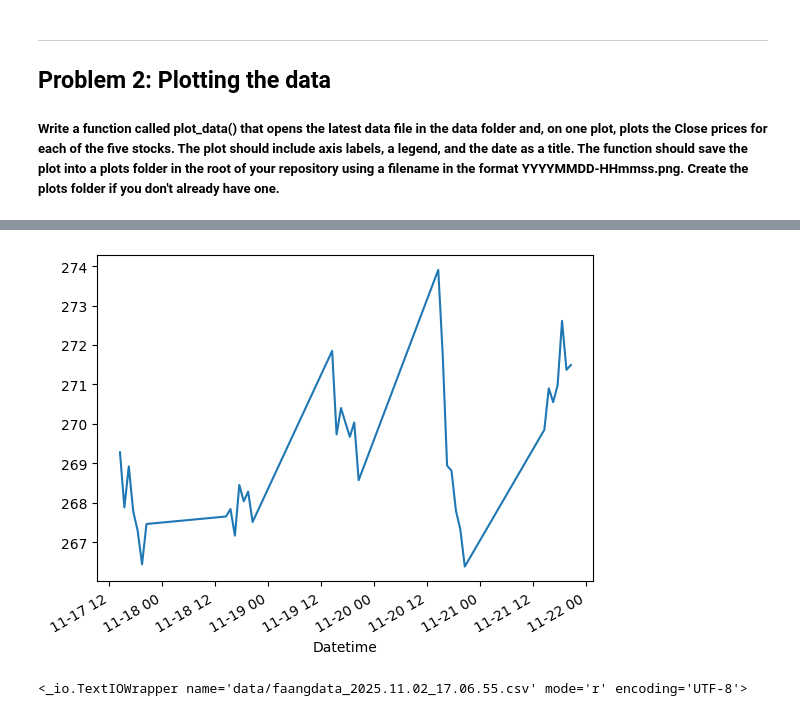
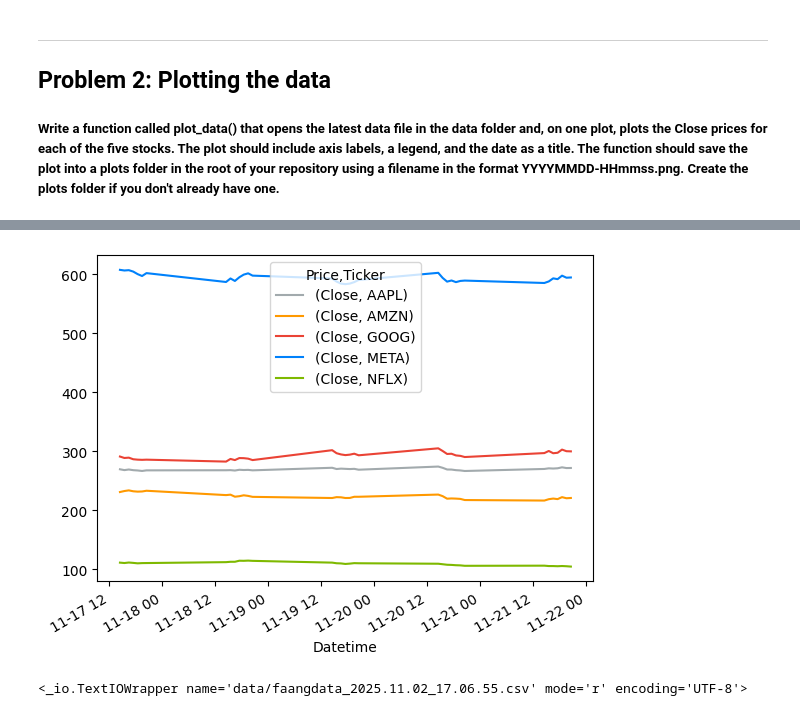
Before and after one commit to FaolanH/computer-infrastructure-assessment, a Jupyter notebook: problems.ipynb, the cells around one changed output, grey strips where cells are left out. Drawn from its saved outputs; the diff is of its cells as text; code cells hidden in the pictures.

Commit message:
Assigning company colours to the plot

```diff
--- a/problems.ipynb
+++ b/problems.ipynb
@@ -120,7 +140,9 @@ df.to_csv("data/" + "faangdata_" + today_format + ".csv")
 # %%
-df[( 'Close', 'AAPL')].plot();
+#Using the company colours
+colours = ('#A2AAAD', '#FF9900', '#EA4335', '#0081FB', '#7EB900')
+df[[( 'Close', 'AAPL'),( 'Close', 'AMZN'),( 'Close', 'GOOG'),( 'Close', 'META'),( 'Close', 'NFLX')]].plot(color=colours);
 # %% [output]
-[figure, old version]
+[figure, new version]
 # %%
 # date.max
 # https://docs.python.org/3/library/datetime.html
```
Also changed, not shown: parts of 1 cell of this notebook, 1 other file.
